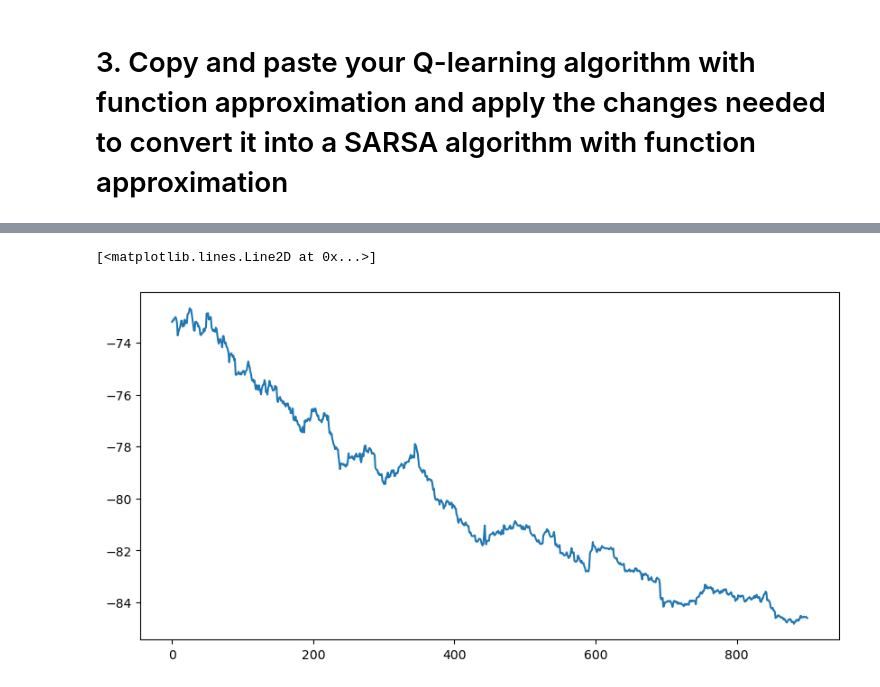
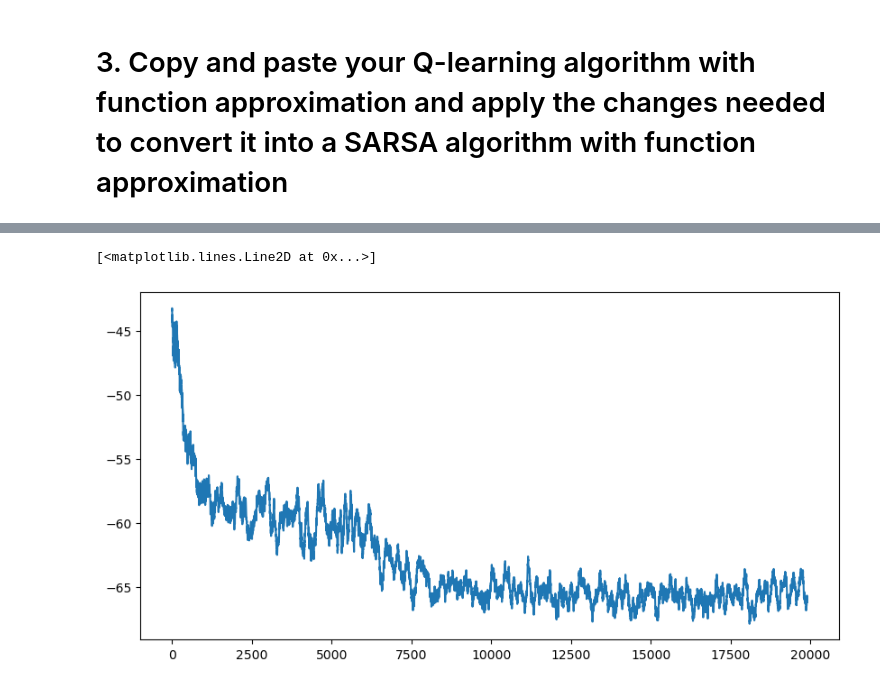
Before and after one commit to albertoZurini/magi, a Jupyter notebook: 1_anno/1_semestre/data_driven/handsonv2/HandsOn_5.ipynb, the cells around one changed output, grey strips where cells are left out. Drawn from its saved outputs; the diff is of its cells as text; code cells hidden in the pictures.

```diff
--- a/1_anno/1_semestre/data_driven/handsonv2/HandsOn_5.ipynb
+++ b/1_anno/1_semestre/data_driven/handsonv2/HandsOn_5.ipynb
@@ -257,13 +244,13 @@ for episode in tqdm(range(total_episodes)):
             reward = 1
 
         # Update Weights
-        gradient = rbf_function(state_c, rbf_means, rbf_std)
-        hat_q_k1 = np.max(rbf_function(new_state, qtable_func)) # \hat{Q}_\theta(x^{(k+1)}, u^{(k+1)})
+        gradient = Phi(state_c)
+        hat_q_k1 = np.max([qtable_func(state, i) for i in range(action_size)]) # \hat{Q}_\theta(x^{(k+1)}, u^{(k+1)})
         Weights[:, action] = Weights[:, action] + learning_rate * (
             (reward + gamma * hat_q_k1 - qtable_func(state, action)) * gradient
         )
 
-        episode_reward += reward
+        episode_reward += reward * gamma ** step
 
         # Our new state is state
         state = new_state
@@ -273,16 +260,16 @@ for episode in tqdm(range(total_episodes)):
         if discretizer.is_terminal_state(new_state):
             break
 
-    # Reduce epsilon (because we need less and less exploration)
+    # Reduce epsilon
     epsilon = min_epsilon + (max_epsilon - min_epsilon)*np.exp(-decay_rate*epsilon_decay)
     epsilon_decay += 1
-    rewards.append(episode_reward)
+    cumulative_discounted_rewards.append(episode_reward)
 
     if episode % DEBUG_INFO_RATE == 0:
-        print(np.average(rewards[-DEBUG_INFO_RATE:]), epsilon)
+        print(np.average(cumulative_discounted_rewards[-DEBUG_INFO_RATE:]), epsilon)
 
 
 
-print ("Score over time: " +  str(sum(rewards)/total_episodes))
+print ("Score over time: " +  str(sum(cumulative_discounted_rewards)/total_episodes))
 print("Epsilon:", epsilon)
 # %% [output]
@@ -376,7 +372,7 @@ Weights_sarsa.shape
 # %%
 def q_function_sarsa(state, action):
     # discretized action, not the force!
-    return Weights_sarsa[:, action] @ rbf_function(state, rbf_means, rbf_std)
+    return Weights_sarsa[:, action] @ Phi(state)
 
 q_function_sarsa(np.array([np.pi, 1, 2, 3]), 0), q_function_sarsa(np.array([np.pi, 1, 2, 3]), 1)
 # %% [output]
@@ -384,5 +380,5 @@ q_function_sarsa(np.array([np.pi, 1, 2, 3]), 0), q_function_sarsa(np.array([np.p
 # %%
-rewards_sarsa = []
+cumulative_discounted_rewards_sarsa = []
 actions = []
 epsilon_decay = 0
 # %%
@@ -418,11 +414,11 @@ for episode in tqdm(range(total_episodes)):
             reward = 1
 
         # Update Weights
-        gradient = rbf_function(state_c, rbf_means, rbf_std)
+        gradient = Phi(state_c)
         Weights_sarsa[:, action] = Weights_sarsa[:, action] + \
-        learning_rate * ( (reward + gamma * q_function_sarsa(new_state, new_action) - q_function_sarsa(state, action)) * gradient) * q_function_sarsa(state, action)
+        learning_rate * ( (reward + gamma * q_function_sarsa(new_state, new_action) - q_function_sarsa(state, action)) * gradient)
 
-        episode_reward += reward
+        episode_reward += reward * gamma ** step
 
         # Our new state is state
         state = new_state
@@ -433,16 +429,16 @@ for episode in tqdm(range(total_episodes)):
         if discretizer.is_terminal_state(new_state):
             break
 
-    # Reduce epsilon (because we need less and less exploration)
+    # Reduce epsilon
     epsilon = min_epsilon + (max_epsilon - min_epsilon)*np.exp(-decay_rate*epsilon_decay)
     epsilon_decay += 1
-    rewards_sarsa.append(episode_reward)
+    cumulative_discounted_rewards_sarsa.append(episode_reward)
 
     if episode % DEBUG_INFO_RATE == 0:
-        print(np.average(rewards_sarsa[-DEBUG_INFO_RATE:]), epsilon)
+        print(np.average(cumulative_discounted_rewards_sarsa[-DEBUG_INFO_RATE:]), epsilon)
 
 
 
-print ("Score over time: " +  str(sum(rewards)/total_episodes))
+print ("Score over time: " +  str(sum(cumulative_discounted_rewards)/total_episodes))
 print("Epsilon:", epsilon)
 # %% [output]
@@ -452,9 +458,9 @@ Epsilon: 0.3745650295675263
 # %%
 plt.rcParams['figure.figsize'] = [10, 5]
-plt.plot(np.convolve(rewards_sarsa,np.ones(100)/100,mode='valid'))
+plt.plot(np.convolve(cumulative_discounted_rewards_sarsa,np.ones(100)/100,mode='valid'))
 # %% [output]
 [<matplotlib.lines.Line2D at 0x...>]
-[figure, old version]
+[figure, new version]
 # %%
 simulate_policy(q_function_sarsa)
 # %% [output]
```
Also changed, not shown: parts of 19 cells of this notebook, 15 other files.
